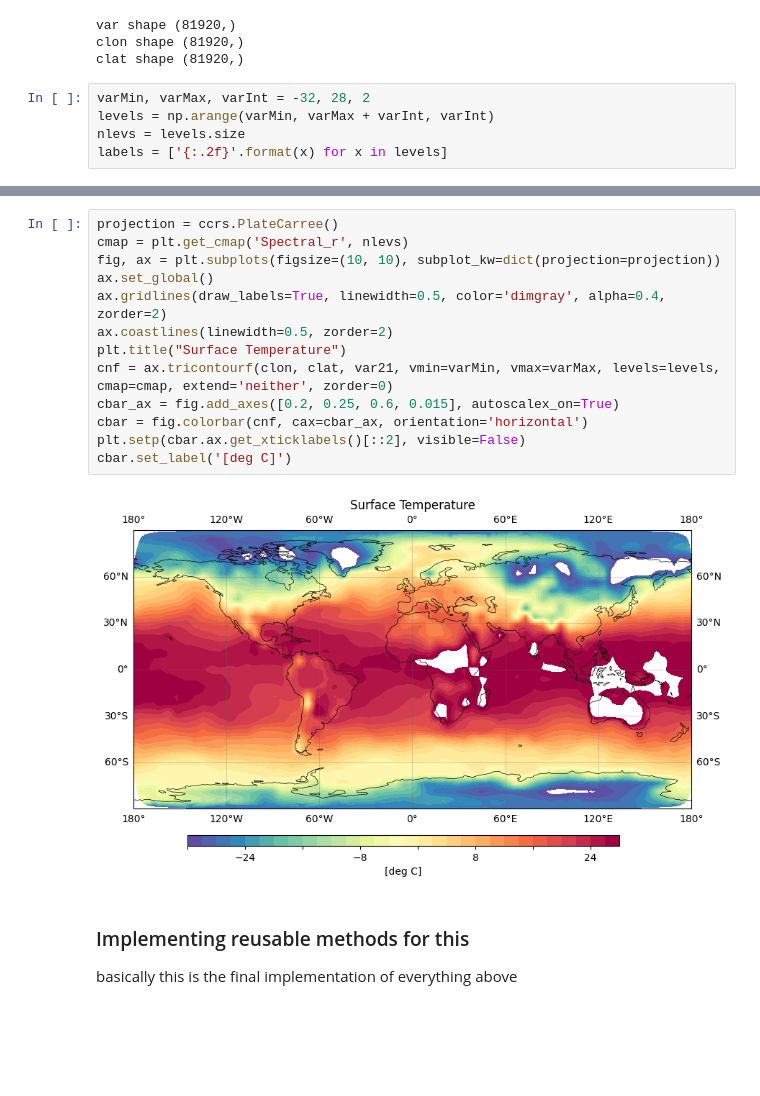
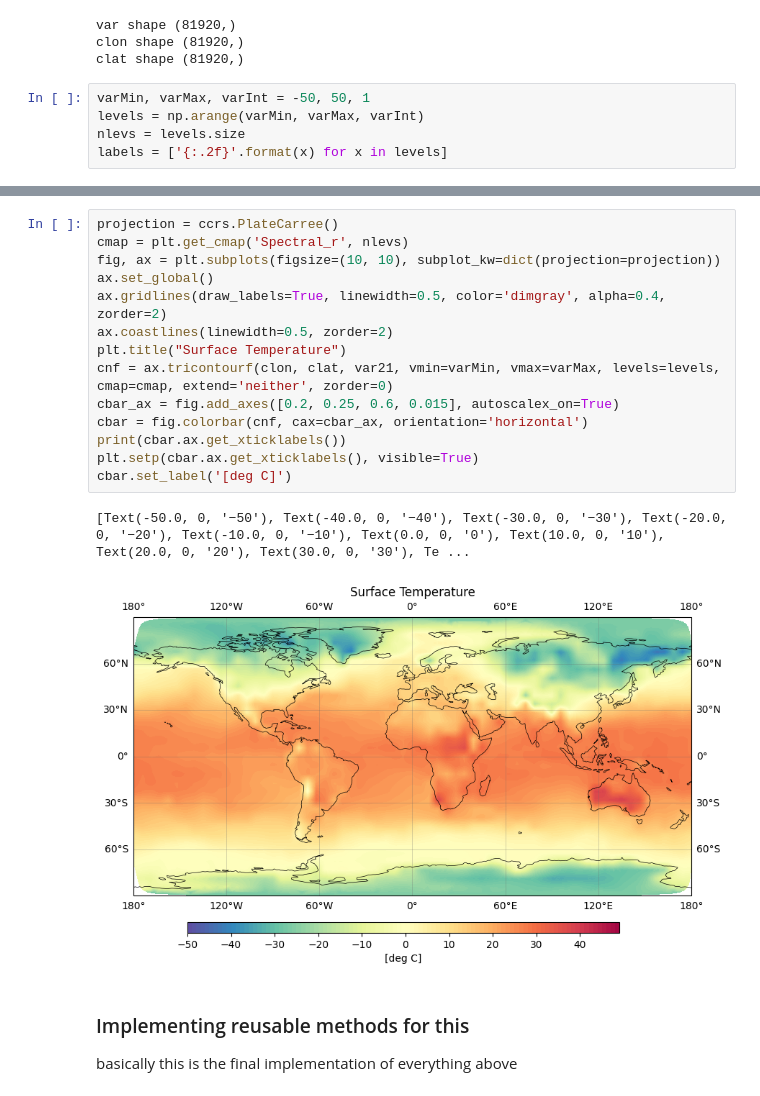
Before and after one commit to tdiepenb/ESDP1, a Jupyter notebook: load_era5.ipynb, the cells around one changed output, grey strips where cells are left out. Drawn from its saved outputs; the diff is of its cells as text; blank space fills up the shorter version.

```diff
--- a/load_era5.ipynb
+++ b/load_era5.ipynb
@@ -281,8 +277,8 @@ var shape (81920,)
 clon shape (81920,)
 clat shape (81920,)
 # %%
-varMin, varMax, varInt = -32, 28, 2
-levels = np.arange(varMin, varMax + varInt, varInt)
+varMin, varMax, varInt = -50, 50, 1
+levels = np.arange(varMin, varMax, varInt)
 nlevs = levels.size
 labels = ['{:.2f}'.format(x) for x in levels]
 # %%
@@ -315,18 +296,20 @@ cbar.set_label('[deg C]')
 # %%
 projection = ccrs.PlateCarree()
 cmap = plt.get_cmap('Spectral_r', nlevs)
 fig, ax = plt.subplots(figsize=(10, 10), subplot_kw=dict(projection=projection))
 ax.set_global()
 ax.gridlines(draw_labels=True, linewidth=0.5, color='dimgray', alpha=0.4, zorder=2)
 ax.coastlines(linewidth=0.5, zorder=2)
 plt.title("Surface Temperature")
 cnf = ax.tricontourf(clon, clat, var21, vmin=varMin, vmax=varMax, levels=levels, cmap=cmap, extend='neither', zorder=0)
 cbar_ax = fig.add_axes([0.2, 0.25, 0.6, 0.015], autoscalex_on=True)
 cbar = fig.colorbar(cnf, cax=cbar_ax, orientation='horizontal')
-plt.setp(cbar.ax.get_xticklabels()[::2], visible=False)
+print(cbar.ax.get_xticklabels())
+plt.setp(cbar.ax.get_xticklabels(), visible=True)
 cbar.set_label('[deg C]')
 # %% [output]
+[Text(-50.0, 0, '−50'), Text(-40.0, 0, '−40'), Text(-30.0, 0, '−30'), Text(-20.0, 0, '−20'), Text(-10.0, 0, '−10'), Text(0.0, 0, '0'), Text(10.0, 0, '10'), Text(20.0, 0, '20'), Text(30.0, 0, '30'), Te ...
-[figure, old version]
+[figure, new version]
 # %% [markdown]
 ### Implementing reusable methods for this
 basically this is the final implementation of everything above
```
Also changed, not shown: parts of 11 cells of this notebook, 1 other file.
